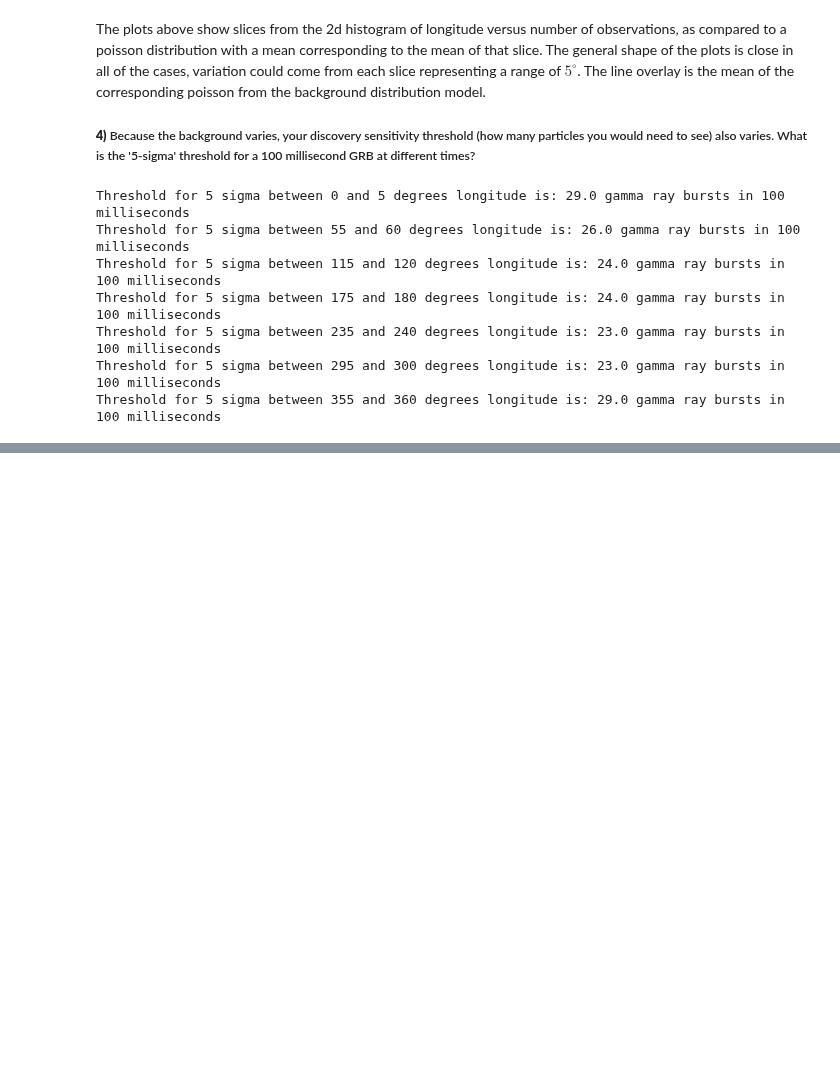
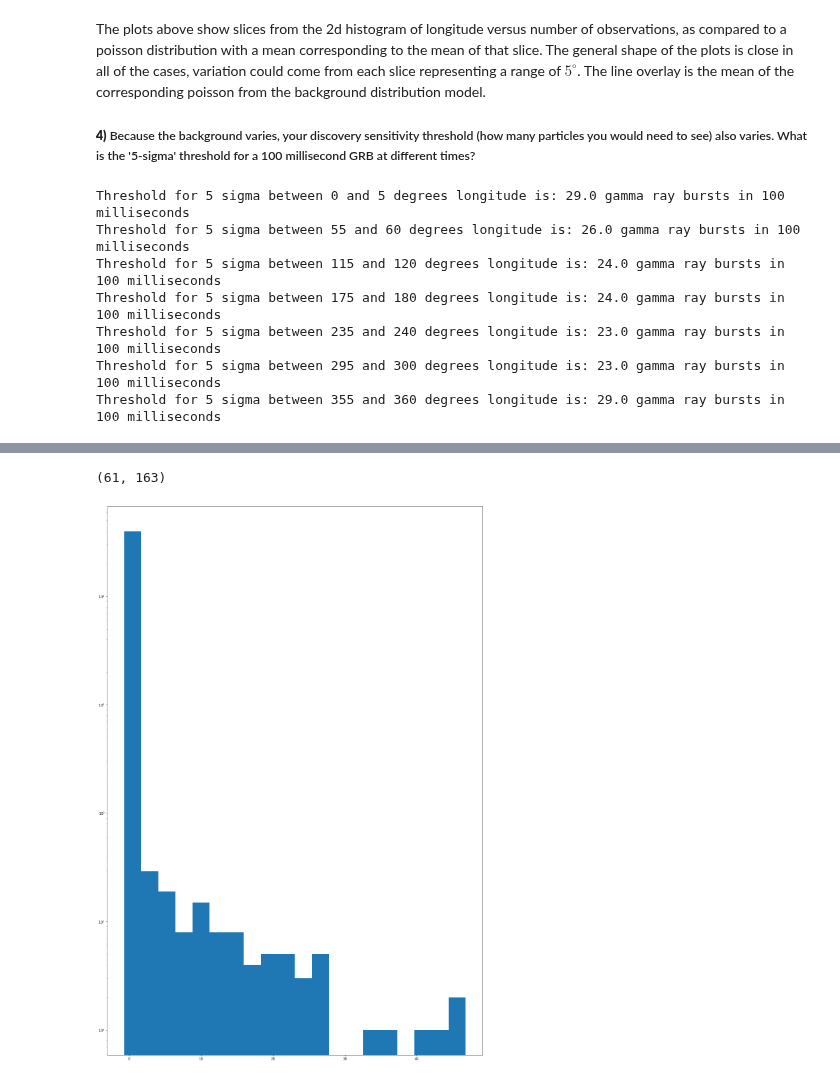
Before and after one commit to jeff-abe/PHYS434, a Jupyter notebook: Lab4.ipynb, the cells around one changed output, grey strips where cells are left out. Cells and saved outputs as stored; diff of their text form; code cells hidden in the pictures; blank space fills up the shorter version.

```diff
--- a/Lab4.ipynb
+++ b/Lab4.ipynb
@@ -190,0 +258,7 @@ Looking for transient signal
+# %%
+plt.hist(np.reshape(mean,40000), bins = 20)
+plt.yscale('log')
+np.unravel_index(12363,(200,200))
+# %% [output]
+(61, 163)
+[figure, added]
```
Also changed, not shown: parts of 5 cells of this notebook.
